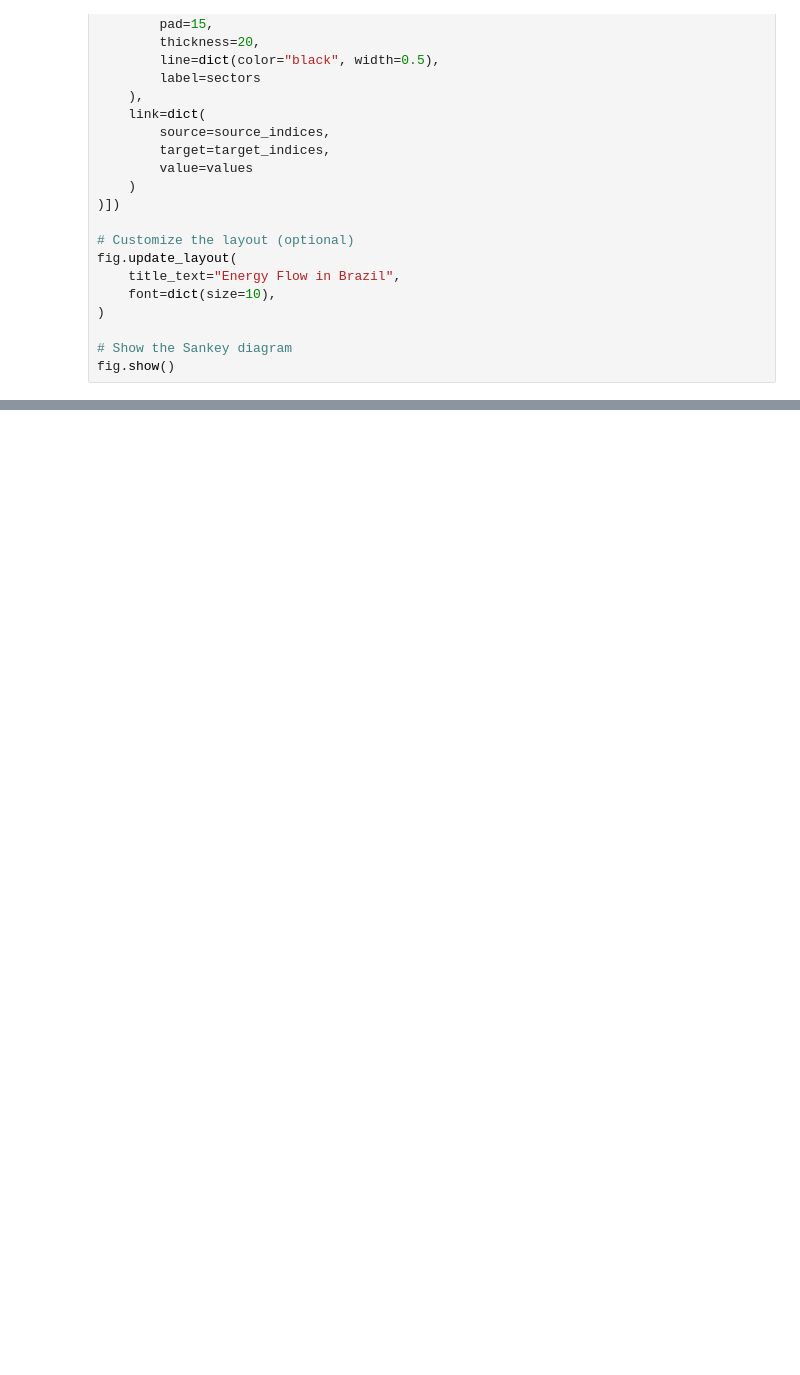
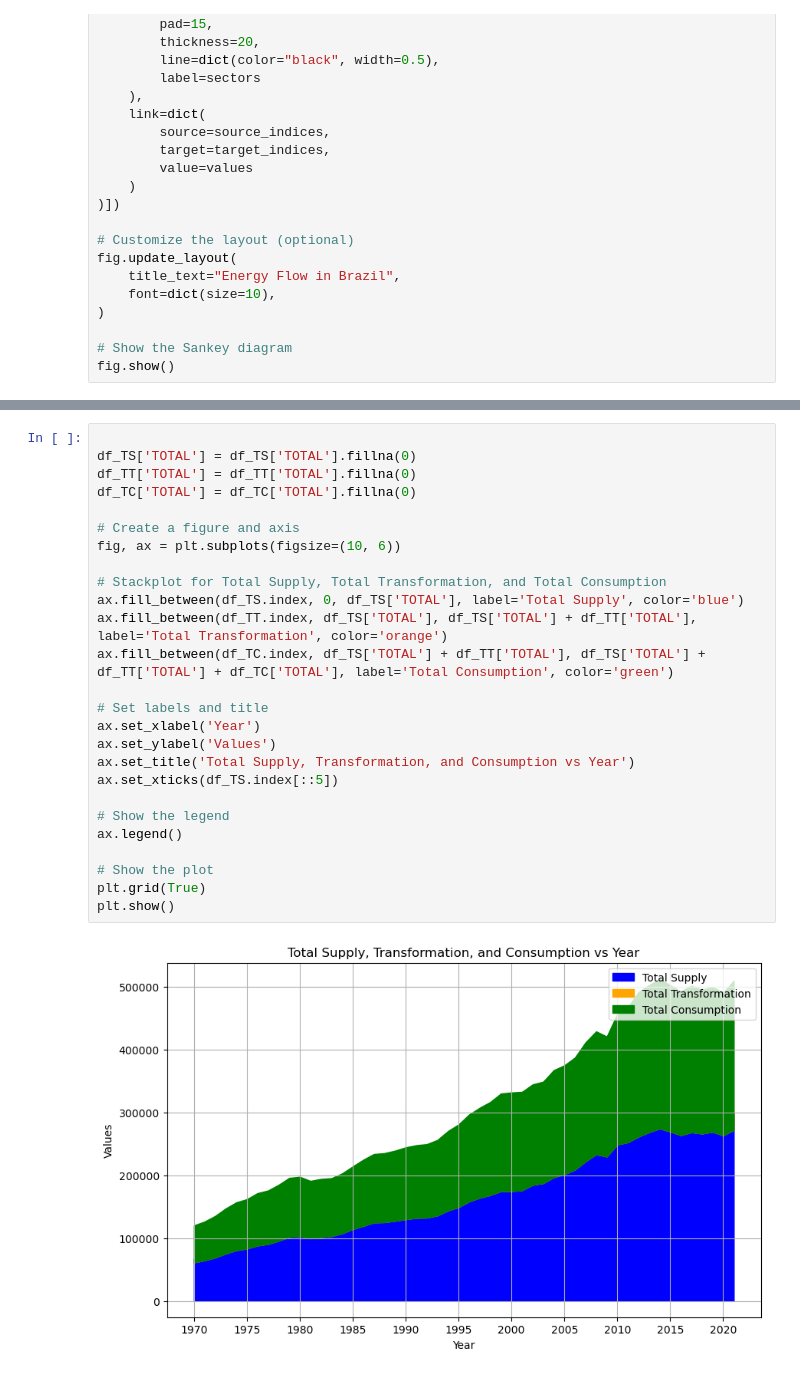
Before and after one commit to abominguez/TFM, a Jupyter notebook: codes/TFM_Ruth_Nam.ipynb, the cells around one changed output, grey strips where cells are left out. Drawn from its saved outputs; the diff is of its cells as text; blank space fills up the shorter version.

```diff
--- a/codes/TFM_Ruth_Nam.ipynb
+++ b/codes/TFM_Ruth_Nam.ipynb
@@ -432,0 +454,28 @@ fig.show()
+# %%
+
+df_TS['TOTAL'] = df_TS['TOTAL'].fillna(0)
+df_TT['TOTAL'] = df_TT['TOTAL'].fillna(0)
+df_TC['TOTAL'] = df_TC['TOTAL'].fillna(0)
+
+# Create a figure and axis
+fig, ax = plt.subplots(figsize=(10, 6))
+
+# Stackplot for Total Supply, Total Transformation, and Total Consumption
+ax.fill_between(df_TS.index, 0, df_TS['TOTAL'], label='Total Supply', color='blue')
+ax.fill_between(df_TT.index, df_TS['TOTAL'], df_TS['TOTAL'] + df_TT['TOTAL'], label='Total Transformation', color='orange')
+ax.fill_between(df_TC.index, df_TS['TOTAL'] + df_TT['TOTAL'], df_TS['TOTAL'] + df_TT['TOTAL'] + df_TC['TOTAL'], label='Total Consumption', color='green')
+
+# Set labels and title
+ax.set_xlabel('Year')
+ax.set_ylabel('Values')
+ax.set_title('Total Supply, Transformation, and Consumption vs Year')
+ax.set_xticks(df_TS.index[::5])
+
+# Show the legend
+ax.legend()
+
+# Show the plot
+plt.grid(True)
+plt.show()
+# %% [output]
+[figure, added]
```
Also changed, not shown: parts of 2 cells of this notebook.
